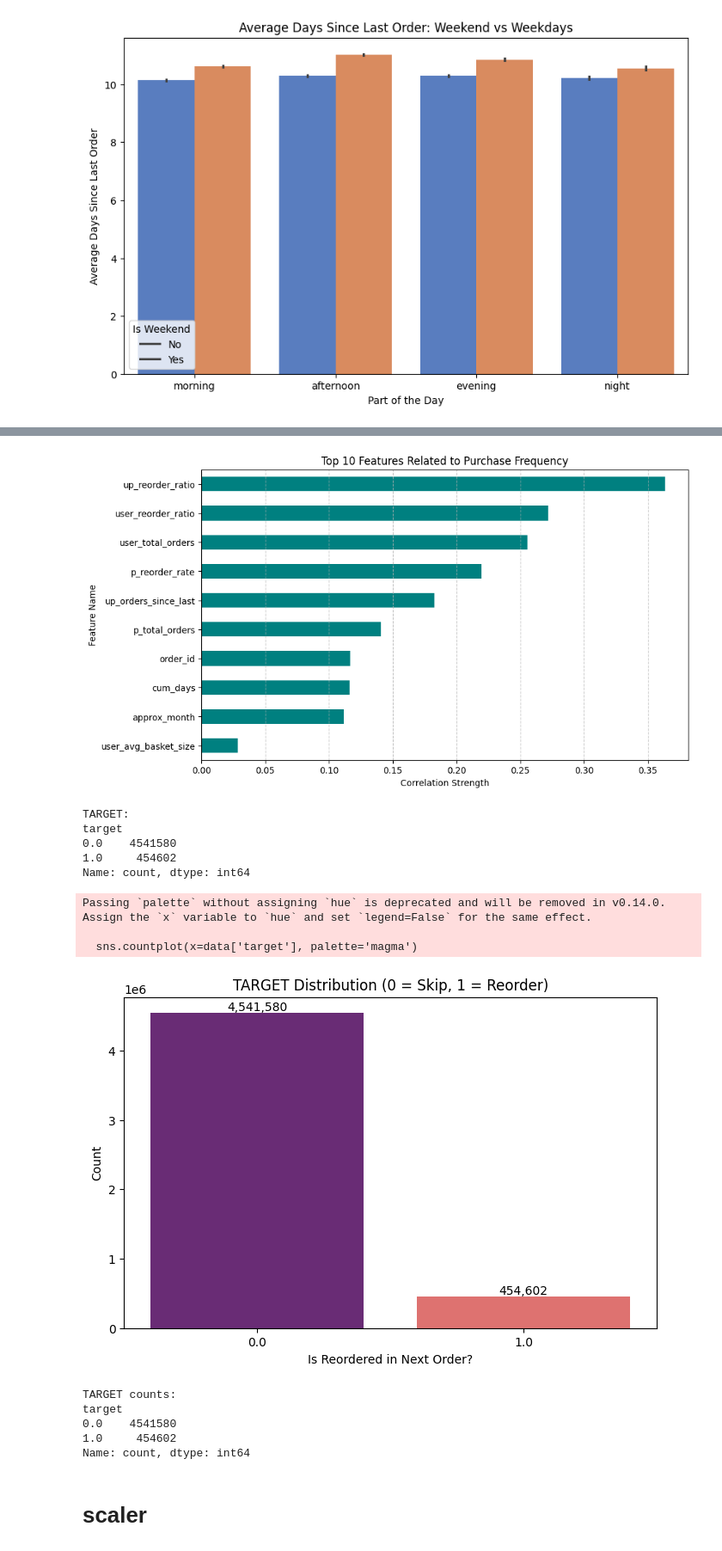
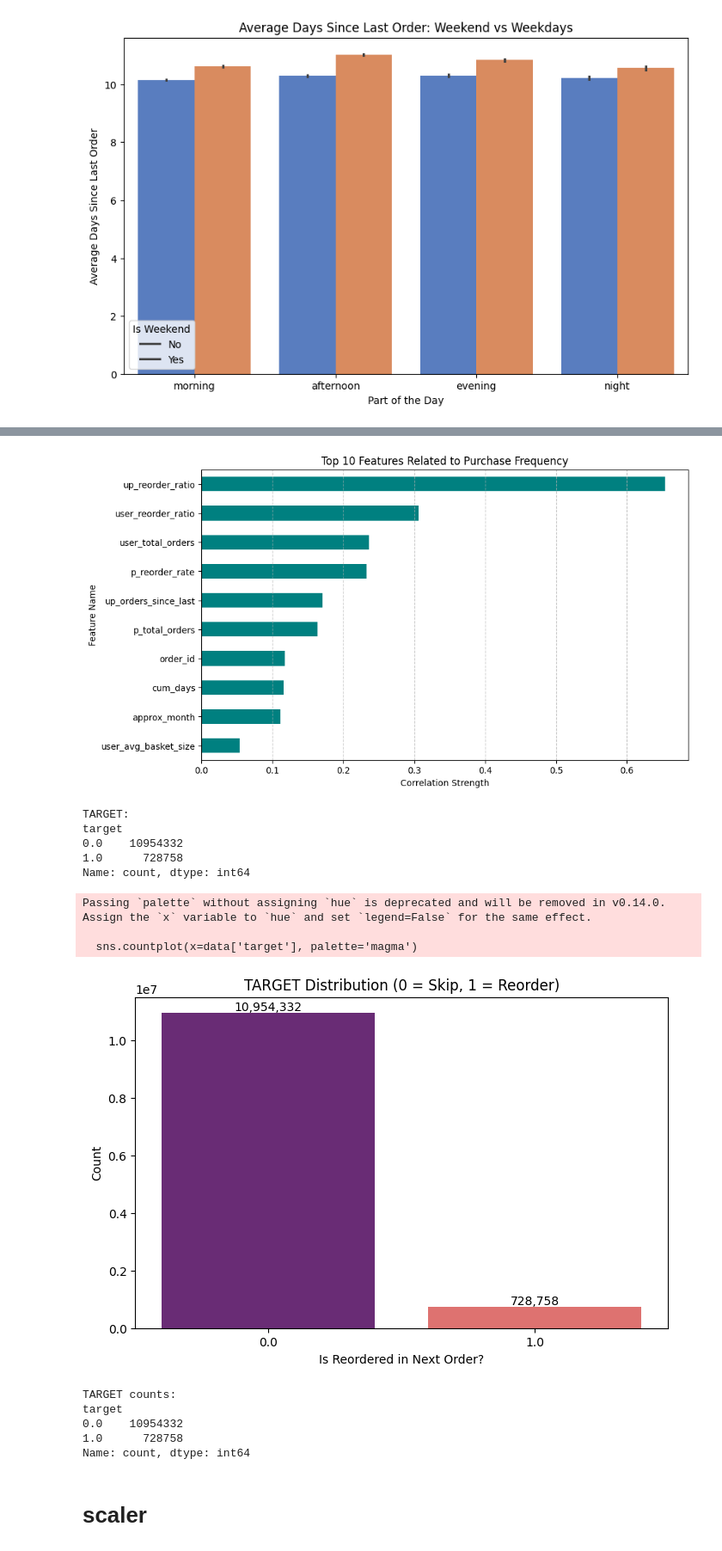
Before and after one commit to YamenObeidat/Machine-Learning-Final-Project-1, a Jupyter notebook: edit7.ipynb, the cells around one changed output, grey strips where cells are left out. Shown at 86% size. Saved outputs shown, nothing was run; the diff lists cells and outputs as text; code cells hidden in the pictures.

Commit message:
corrected scaler and reduced sample size to avoid ram crash

```diff
--- a/edit7.ipynb
+++ b/edit7.ipynb
@@ -65,7 +105,7 @@ products = reduce_mem(pd.read_csv(path2 + 'products.csv'))
 '''these two files were so large.
  they took forever to load, so
  i reduced the amount of rows in them. '''
-orders = reduce_mem(pd.read_csv(path2 + 'orders.csv'  ))
+orders = reduce_mem(pd.read_csv(path2 + 'orders.csv' , nrows = 3000000  ))
 order_products_prior = reduce_mem(pd.read_csv(path2 + 'order_products__prior.csv'))
 
 order_products_train = reduce_mem(pd.read_csv(path2 + 'order_products__train.csv'))
@@ -624,13 +664,12 @@ plt.gca().invert_yaxis() # عشان الترتيب يبدأ من الأقوى ف
 plt.grid(axis='x', linestyle='--', alpha=0.7)
 plt.show()
 # %% [output]
-[figure, old version]
+[figure, new version]
 # %%
-# 1. بنجيب جدول الطلبات الحقيقية (order_products_train)
-train_orders = pd.read_csv('order_products__train.csv')
+
 
 # 2. بنربطها مع جدول orders عشان نعرف كل (user_id) شو اشترى في آخر طلب
-train_data_full = train_orders.merge(orders[['order_id', 'user_id']], on='order_id', how='left')
+train_data_full = order_products_train.merge(orders[['order_id', 'user_id']], on='order_id', how='left')
 
 # 3. بنعمل عمود الهدف: (1) يعني انطلب
 train_data_full['target'] = 1
@@ -654,16 +693,14 @@ print(data['target'].value_counts())
 # %% [output]
 TARGET:
 target
-0.0    4541580
-1.0     454602
+0.0    10954332
+1.0      728758
 Name: count, dtype: int64
 # %%
-# 1. التأكد من تحميل بيانات التدريب (النتائج الحقيقية)
-# تأكد أن اسم الملف مطابق لما عندك (غالباً order_products__train.csv)
-train_orders_actual = pd.read_csv('order_products__train.csv')
+
 
 # 2. ربط المنتجات اللي انطلبت بـ user_id
-train_labels = train_orders_actual.merge(orders[['order_id', 'user_id']], on='order_id')
+train_labels = order_products_train.merge(orders[['order_id', 'user_id']], on='order_id')
 train_labels['target'] = 1
 
 # 3. تنظيف الجدول 'data' من أي محاولات دمج سابقة قد تسبب تداخل أسماء
@@ -674,38 +711,38 @@ if 'target' in data.columns:
 data = data.merge(train_labels[['user_id', 'product_id', 'target']],
                   on=['user_id', 'product_id'],
                   how='left')
 
 # 5. أي منتج موجود في ميزاتنا ولم يظهر في الطلب الأخير نعتبر هدفه "0"
 data['target'] = data['target'].fillna(0)
 
 # 6. الرسمة البسيطة والواضحة الآن:
 plt.figure(figsize=(8, 5))
 # نستخدم data['target'] بشكل مباشر لضمان وصول المكتية للعمود
 sns.countplot(x=data['target'], palette='magma')
 
 plt.title('TARGET Distribution (0 = Skip, 1 = Reorder)')
 plt.xlabel('Is Reordered in Next Order?')
 plt.ylabel('Count')
 
 # إضافة الأرقام فوق الأعمدة للتوضيح
 counts = data['target'].value_counts().sort_index()
 for i, count in enumerate(counts):
     plt.text(i, count, f'{count:,}', ha='center', va='bottom')
 
 plt.show()
 
 # طباعة التأكيد النهائي
 print("TARGET counts:")
 print(data['target'].value_counts())
 # %% [output]
 Passing `palette` without assigning `hue` is deprecated and will be removed in v0.14.0. Assign the `x` variable to `hue` and set `legend=False` for the same effect.
 
   sns.countplot(x=data['target'], palette='magma')
-[figure, old version]
+[figure, new version]
 TARGET counts:
 target
-0.0    4541580
-1.0     454602
+0.0    10954332
+1.0      728758
 Name: count, dtype: int64
 # %% [markdown]
 # **scaler**
```
Also changed, not shown: parts of 31 cells of this notebook.
